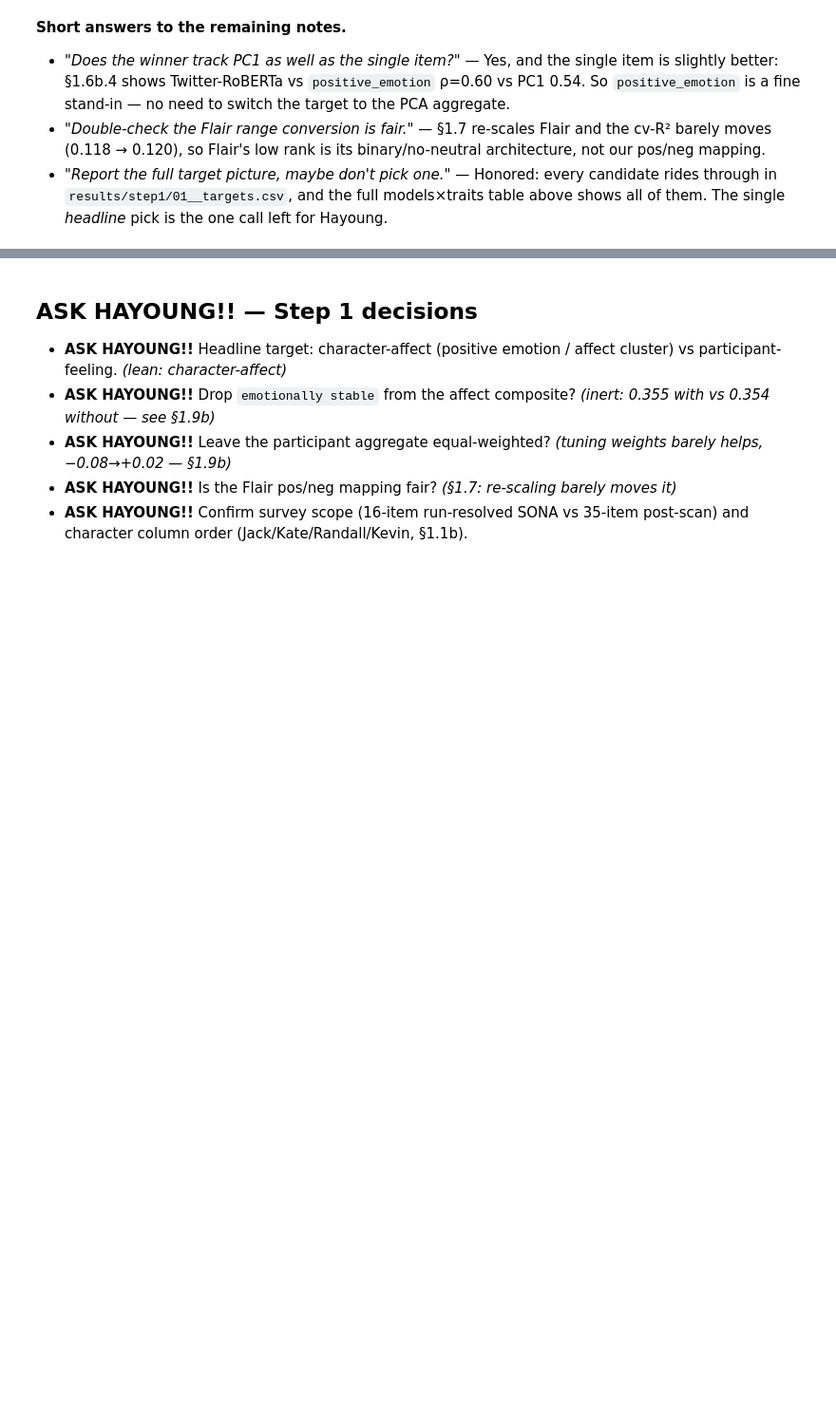
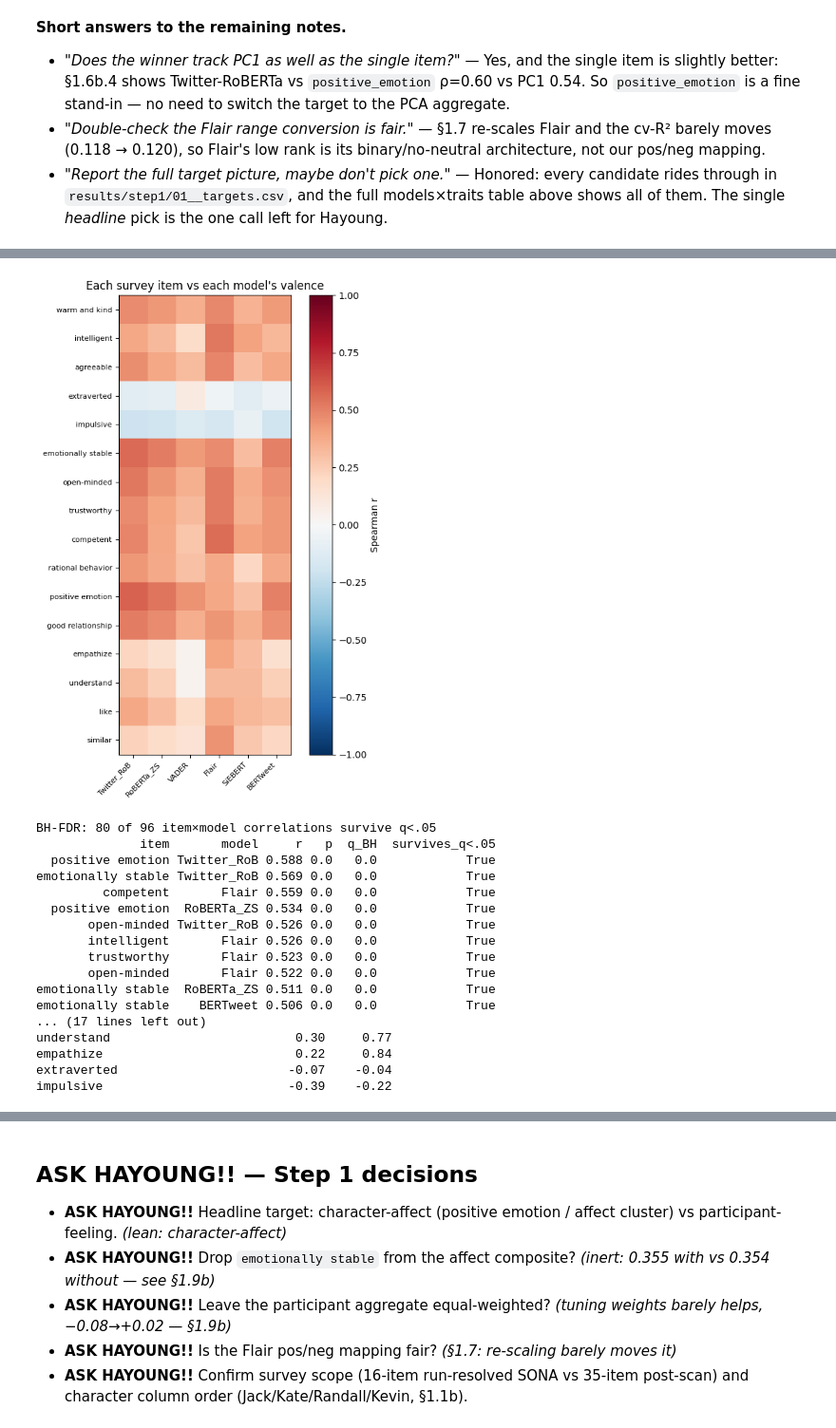
Before and after one commit to rheasrepos/characterprofilesynchronygit, a Jupyter notebook: 01_step1_ground_truth_CONSOLIDATED.ipynb, the cells around one changed output, grey strips where cells are left out. Shown at 95% size. Drawn from its saved outputs; the diff is of its cells as text; code cells hidden in the pictures; blank space fills up the shorter version.

```diff
--- a/01_optimize_for_behavioral_ground_truth.ipynb
+++ b/01_step1_ground_truth_CONSOLIDATED.ipynb
@@ -1060,0 +1192,58 @@ agreeable         trustworthy           0.85
+# %%
+# 1b.5  Heatmap of item x model agreement + the `like` version + BH-FDR survivors.
+import pandas as pd, numpy as np, scipy.io as sio, matplotlib.pyplot as plt
+from pathlib import Path
+from scipy.stats import spearmanr
+from statsmodels.stats.multitest import multipletests
+gt = pd.read_csv("results/step1/01__ground_truth_group_level.csv"); gt["Character"] = gt["Character"].str.lower().str.strip()
+ITEMS = [str(x[0]) for x in sio.loadmat(Path("data/charsurvey")/"labels.mat")["labels"].ravel()]
+MODELS = ["Twitter_RoB","RoBERTa_ZS","VADER","Flair","SiEBERT","BERTweet"]
+g = ["group","Character","Run"]
+def mval(name):
+    d = pd.read_csv(f"results/baselines/00__character_vectors_simple_{name}.csv")
+    d["Character"] = d["Character"].str.lower().str.strip(); d["v"] = d["positive"] - d["negative"]
+    d["group"] = d["Participant"].astype(str).str.extract(r"(\d)").astype(int); d = d[d["Run"].between(1,10)]
+    return d.groupby(g)["v"].mean().rename(name)
+M = pd.concat([mval(m) for m in MODELS], axis=1).reset_index()
+J = gt[g+ITEMS].merge(M, on=g)
+
+# (a) item x model Spearman heatmap  [addresses "make a visualization"]
+R = np.array([[spearmanr(J[it], J[mm])[0] for mm in MODELS] for it in ITEMS])
+fig, ax = plt.subplots(figsize=(6, 8)); im = ax.imshow(R, vmin=-1, vmax=1, cmap="RdBu_r")
+ax.set_xticks(range(len(MODELS))); ax.set_xticklabels(MODELS, rotation=45, ha="right", fontsize=8)
+ax.set_yticks(range(len(ITEMS))); ax.set_yticklabels(ITEMS, fontsize=8)
+fig.colorbar(im, label="Spearman r"); ax.set_title("Each survey item vs each model's valence")
+fig.tight_layout(); fig.savefig("results/step1b/01b__item_vs_model_heatmap.png", dpi=140, bbox_inches="tight"); plt.show()
+
+# (b) BH-FDR survivors on all 16 items x 6 models  [addresses "we should try [FDR]"]
+rows = [(it, mm, *spearmanr(J[it], J[mm])) for it in ITEMS for mm in MODELS]
+fdr = pd.DataFrame(rows, columns=["item","model","r","p"])
+fdr["q_BH"] = multipletests(fdr["p"], method="fdr_bh")[1]
+fdr["survives_q<.05"] = fdr["q_BH"] < 0.05
+print(f"BH-FDR: {int(fdr['survives_q<.05'].sum())} of {len(fdr)} item×model correlations survive q<.05")
+print(fdr[fdr["survives_q<.05"]].sort_values("q_BH").head(12).round(3).to_string(index=False))
+
+# (c) `like` version  [addresses "WHY positive emotion rather than like?"]
+print("\nWhich items co-move with `like` vs with `positive emotion` (group level, Pearson):")
+cmp = pd.DataFrame({"vs_positive_emotion": gt[ITEMS].corrwith(gt["positive emotion"]),
+                    "vs_like":             gt[ITEMS].corrwith(gt["like"])}).round(2).sort_values("vs_positive_emotion", ascending=False)
+print(cmp.to_string())
+# %% [output]
+[figure, added]
+BH-FDR: 80 of 96 item×model correlations survive q<.05
+              item       model     r   p  q_BH  survives_q<.05
+  positive emotion Twitter_RoB 0.588 0.0   0.0            True
+emotionally stable Twitter_RoB 0.569 0.0   0.0            True
+         competent       Flair 0.559 0.0   0.0            True
+  positive emotion  RoBERTa_ZS 0.534 0.0   0.0            True
+       open-minded Twitter_RoB 0.526 0.0   0.0            True
+       intelligent       Flair 0.526 0.0   0.0            True
+       trustworthy       Flair 0.523 0.0   0.0            True
+       open-minded       Flair 0.522 0.0   0.0            True
+emotionally stable  RoBERTa_ZS 0.511 0.0   0.0            True
+emotionally stable    BERTweet 0.506 0.0   0.0            True
+... (17 lines left out)
+understand                         0.30     0.77
+empathize                          0.22     0.84
+extraverted                       -0.07    -0.04
+impulsive                         -0.39    -0.22
```
Also changed, not shown: parts of 60 cells of this notebook, 6 other files.
